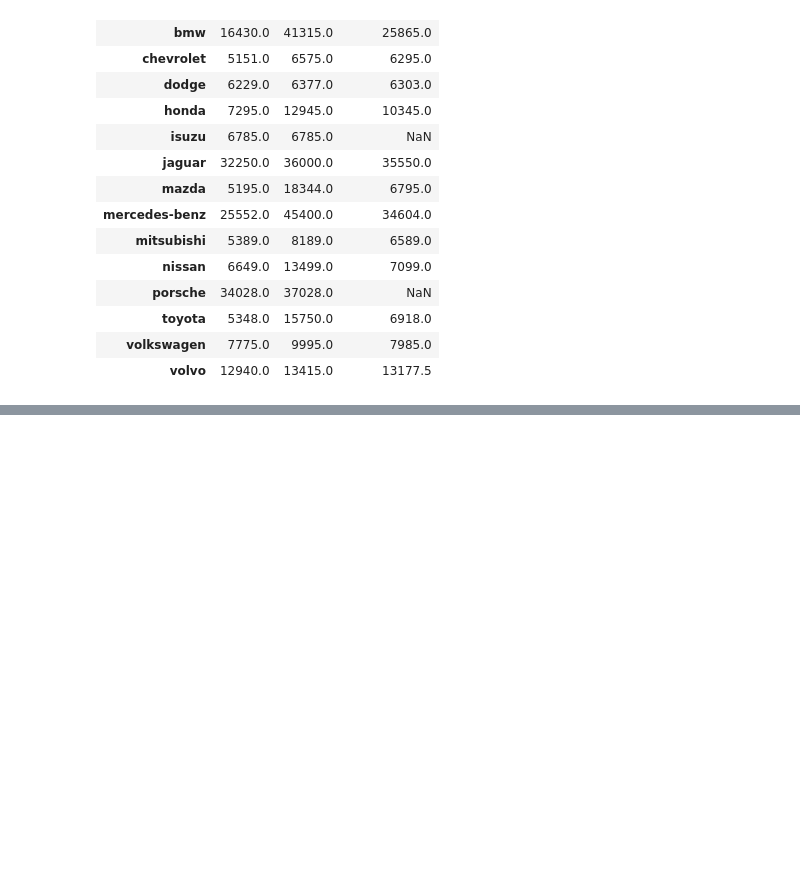
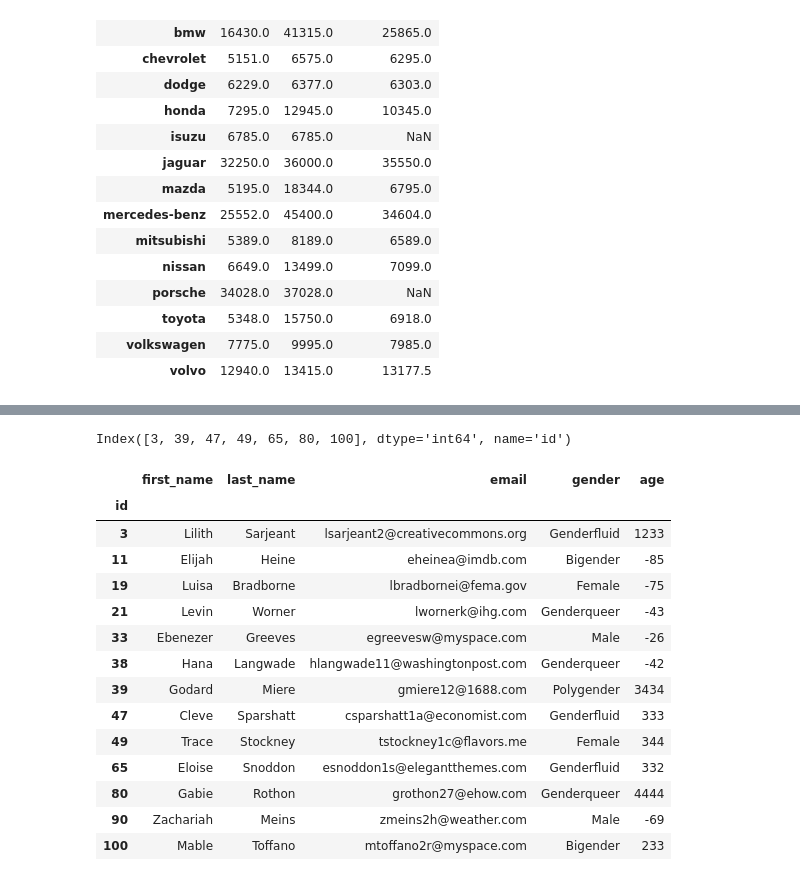
Before and after one commit to Sanjar-prog/Telegram-JavaScript-Bot, a Jupyter notebook: cut()_va_qcut()_yordamida_guruhlash.ipynb, the cells around one changed output, grey strips where cells are left out. Saved outputs shown, nothing was run; the diff lists cells and outputs as text; code cells hidden in the pictures; blank space fills up the shorter version.

```diff
--- a/cut()_va_qcut()_yordamida_guruhlash.ipynb
+++ b/cut()_va_qcut()_yordamida_guruhlash.ipynb
@@ -308,0 +332,22 @@ df.groupby('company').price.agg([min, max, lambda x: np.median(x)])
+# %%
+df[df.age>123].index
+# %% [output]
+Index([3, 39, 47, 49, 65, 80, 100], dtype='int64', name='id')
+# %%
+df[(df.age<0) | (df.age>123)]
+# %% [output]
+|  | first_name | last_name | email | gender | age |
+| id |  |  |  |  |  |
+| 3 | Lilith | Sarjeant | lsarjeant2@creativecommons.org | Genderfluid | 1233 |
+| 11 | Elijah | Heine | eheinea@imdb.com | Bigender | -85 |
+| 19 | Luisa | Bradborne | lbradbornei@fema.gov | Female | -75 |
+| 21 | Levin | Worner | lwornerk@ihg.com | Genderqueer | -43 |
+| 33 | Ebenezer | Greeves | egreevesw@myspace.com | Male | -26 |
+| 38 | Hana | Langwade | hlangwade11@washingtonpost.com | Genderqueer | -42 |
+| 39 | Godard | Miere | gmiere12@1688.com | Polygender | 3434 |
+| 47 | Cleve | Sparshatt | csparshatt1a@economist.com | Genderfluid | 333 |
+| 49 | Trace | Stockney | tstockney1c@flavors.me | Female | 344 |
+| 65 | Eloise | Snoddon | esnoddon1s@elegantthemes.com | Genderfluid | 332 |
+| 80 | Gabie | Rothon | grothon27@ehow.com | Genderqueer | 4444 |
+| 90 | Zachariah | Meins | zmeins2h@weather.com | Male | -69 |
+| 100 | Mable | Toffano | mtoffano2r@myspace.com | Bigender | 233 |
```
Also changed, not shown: parts of 15 cells of this notebook.
